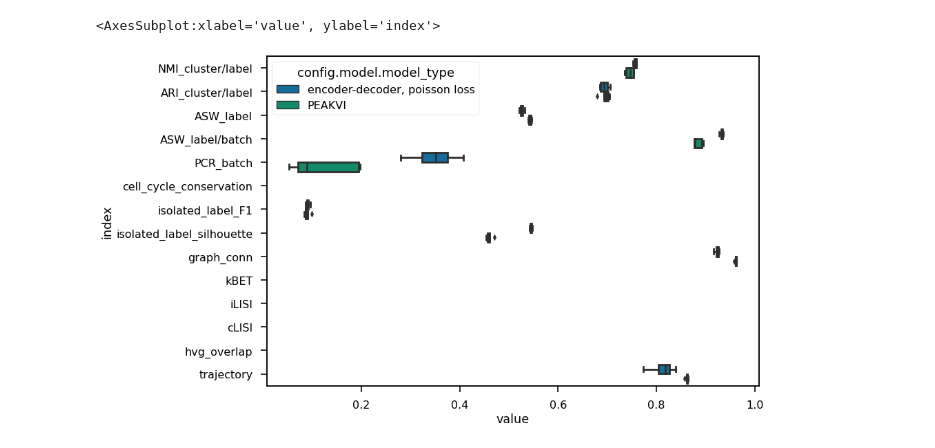
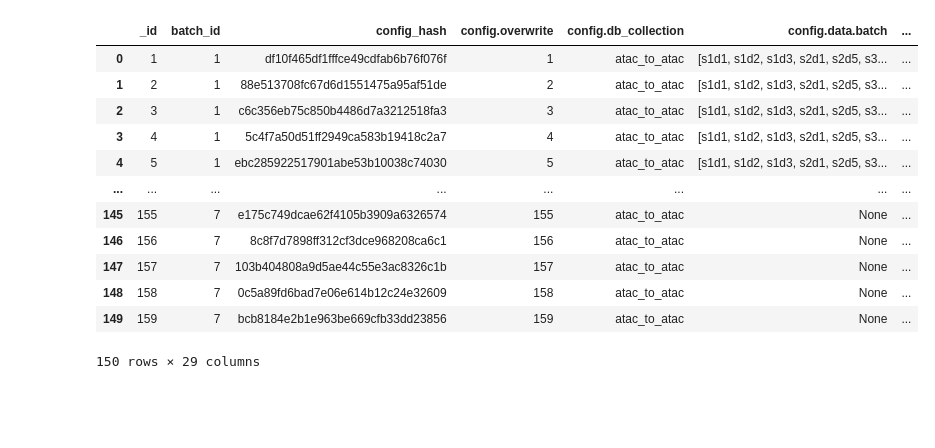
Before and after one commit to theislab/scatac_poisson_reproducibility, a Jupyter notebook: notebooks/Figure2a.ipynb, the cells around one changed output. Saved outputs shown, nothing was run; the diff lists cells and outputs as text; code cells hidden in the pictures; blank space fills up the shorter version.

```diff
--- a/notebooks/Figure2a.ipynb
+++ b/notebooks/Figure2a.ipynb
@@ -61,4 +18,13 @@ def load_seml(seml_database):
 # %%
-batch_order = ['Neurips\nall batches', 's1d1', 's1d2', 's1d3', 's2d1',
-       's2d4', 's2d5', 's3d10', 's3d3', 's3d6', 's3d7', 'Satpathy\net al.']
+dataset_map = {'neurips': 'Neurips\nall batches', 'hematopoiesis': 'Satpathy\net al.'}
+# %%
+def load_seml(seml_database):
+    results = seml.get_results(seml_database, to_data_frame=True,  fields=["config", "config_hash", "result", "batch_id"])
+
+    results['config.data.dataset'] = results['config.data.dataset'].map(dataset_map)
+    results['config.setup.model_params.use_observed_lib_size'] = results['config.setup.model_params.use_observed_lib_size'].map({True: "True", False: "False", np.nan: ''})
+    results['config.model.model_type'] = results['config.model.model_type'] + results['config.setup.model_params.use_observed_lib_size'].astype(str)
+    results["config.model.model_type"] = results["config.model.model_type"].map(model_type_map)
+
+    return results
 # %%
@@ -70,4 +32,4 @@ model_order = [model_type_map['linear_count'], model_type_map["peakvi"]]
 # %%
-seml_database = 'atac_atac_prediction_counts'
+seml_database = 'atac_to_atac'
 # %%
 results = load_seml(seml_database)
@@ -115,2 +35,0 @@ seml_database = 'cv_atac_atac_prediction'
-# %%
-results = load_seml(seml_database)
@@ -205,5 +36,16 @@ test
-# %%
-sns.boxplot(data=test, y = 'index', x = "value", hue="config.model.model_type", orient="h")
-# %% [output]
-<AxesSubplot:xlabel='value', ylabel='index'>
-[figure, removed]
+# %%
+results
+# %% [output]
+|  | _id | batch_id | config_hash | config.overwrite | config.db_collection | config.data.batch | ... |
+| 0 | 1 | 1 | df10f465df1fffce49cdfab6b76f076f | 1 | atac_to_atac | [s1d1, s1d2, s1d3, s2d1, s2d5, s3... | ... |
+| 1 | 2 | 1 | 88e513708fc67d6d1551475a95af51de | 2 | atac_to_atac | [s1d1, s1d2, s1d3, s2d1, s2d5, s3... | ... |
+| 2 | 3 | 1 | c6c356eb75c850b4486d7a3212518fa3 | 3 | atac_to_atac | [s1d1, s1d2, s1d3, s2d1, s2d5, s3... | ... |
+| 3 | 4 | 1 | 5c4f7a50d51ff2949ca583b19418c2a7 | 4 | atac_to_atac | [s1d1, s1d2, s1d3, s2d1, s2d5, s3... | ... |
+| 4 | 5 | 1 | ebc285922517901abe53b10038c74030 | 5 | atac_to_atac | [s1d1, s1d2, s1d3, s2d1, s2d5, s3... | ... |
+| ... | ... | ... | ... | ... | ... | ... | ... |
+| 145 | 155 | 7 | e175c749dcae62f4105b3909a6326574 | 155 | atac_to_atac | None | ... |
+| 146 | 156 | 7 | 8c8f7d7898ff312cf3dce968208ca6c1 | 156 | atac_to_atac | None | ... |
+| 147 | 157 | 7 | 103b404808a9d5ae44c55e3ac8326c1b | 157 | atac_to_atac | None | ... |
+| 148 | 158 | 7 | 0c5a89fd6bad7e06e614b12c24e32609 | 158 | atac_to_atac | None | ... |
+| 149 | 159 | 7 | bcb8184e2b1e963be669cfb33dd23856 | 159 | atac_to_atac | None | ... |
+150 rows × 29 columns
```
Also changed, not shown: parts of 61 cells of this notebook, 4 other files.
